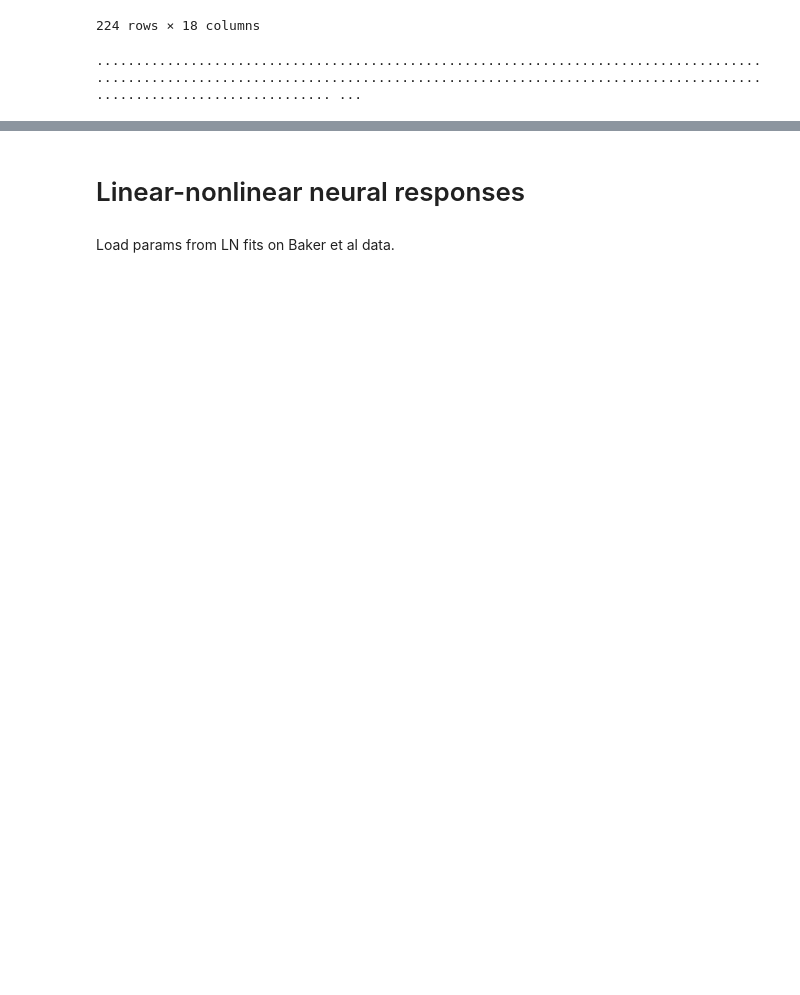
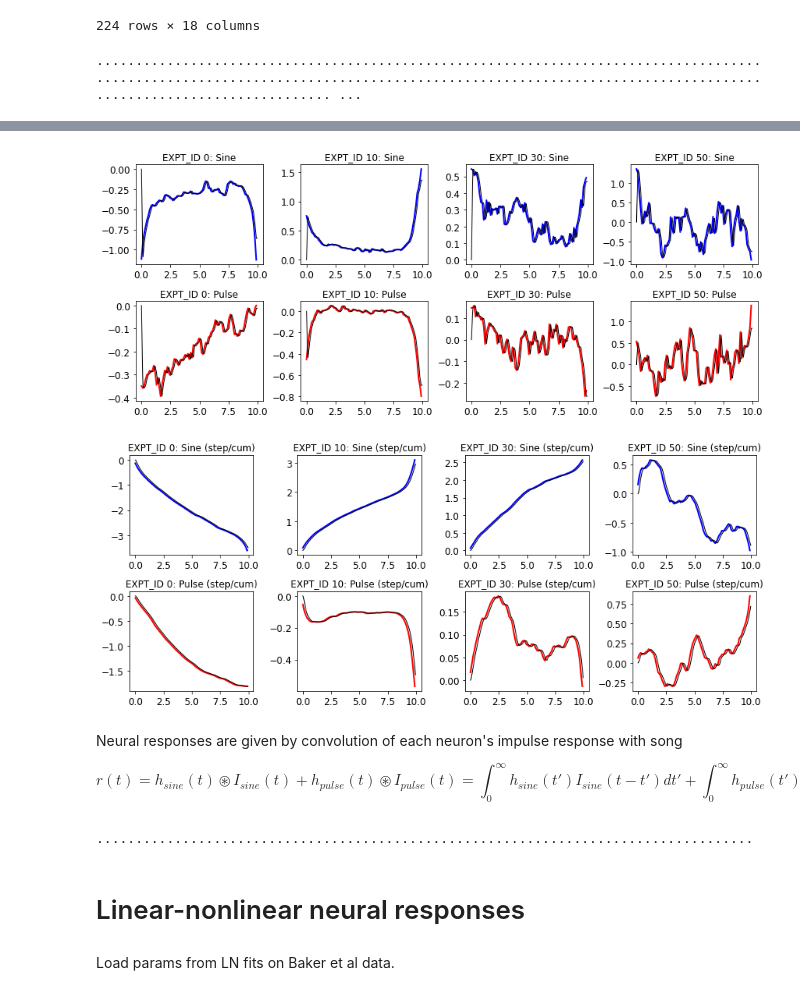
Before and after one commit to rkp8000/inferring-neural-codes, a Jupyter notebook: 4_A1_record_baker.ipynb, the cells around one changed output, grey strips where cells are left out. Drawn from its saved outputs; the diff is of its cells as text; code cells hidden in the pictures; blank space fills up the shorter version.

Commit message:
Update to record surrogate neural activity using lin and LN neurons fit w ridge.

```diff
--- a/4_A1_record_baker.ipynb
+++ b/4_A1_record_baker.ipynb
@@ -301,0 +316,4 @@ for ctr, df_tr in enumerate(dfs_tr):
+# %%
+# neural response fits from Baker data
+df_linr_param = pd.read_csv('data/simple/neur/baker_linr_fit_param.csv')
+df_linr_param
@@ -302,3 +334,63 @@ for ctr, df_tr in enumerate(dfs_tr):
+# %%
+expt_ids = df_linr_param['EXPT_ID']
+
+# extract filters (downsampled)
+hs_dn_s = np.array([df_linr_param[expt_ids == expt_id].iloc[0][H_S_COLS] for expt_id in expt_ids]).astype(float)
+hs_dn_p = np.array([df_linr_param[expt_ids == expt_id].iloc[0][H_P_COLS] for expt_id in expt_ids]).astype(float)
+
+# upsample filters via interpolation
+hs_s = np.array([np.interp(T_H, T_H_DN, cc([[0], h_dn_s])[:-1]) for h_dn_s in hs_dn_s])
+hs_p = np.array([np.interp(T_H, T_H_DN, cc([[0], h_dn_p])[:-1]) for h_dn_p in hs_dn_p])
+
+fig, axs = plt.subplots(2, 4, figsize=(12, 5), tight_layout=True)
+for cexpt, ax_col in zip([0, 10, 30, 50], axs.T):
+    ax_col[0].plot(T_H_DN, hs_dn_s[cexpt], c='b', lw=2)
+    ax_col[0].plot(T_H, hs_s[cexpt], c='k', lw=1)
+    ax_col[0].set_title(f'EXPT_ID {expt_ids[cexpt]}: Sine')
+
+    ax_col[1].plot(T_H_DN, hs_dn_p[cexpt], c='r', lw=2)
+    ax_col[1].plot(T_H, hs_p[cexpt], c='k', lw=1)
+    ax_col[1].set_title(f'EXPT_ID {expt_ids[cexpt]}: Pulse')
+
+set_font_size(axs, 12)
+
+fig, axs = plt.subplots(2, 4, figsize=(12, 5), tight_layout=True)
+for cexpt, ax_col in zip([0, 10, 30, 50], axs.T):
+    ax_col[0].plot(T_H_DN, hs_dn_s[cexpt].cumsum()*DT_DN, c='b', lw=2)
+    ax_col[0].plot(T_H, hs_s[cexpt].cumsum()*DT, c='k', lw=1)
+    ax_col[0].set_title(f'EXPT_ID {expt_ids[cexpt]}: Sine (step/cum)')
+
+    ax_col[1].plot(T_H_DN, hs_dn_p[cexpt].cumsum()*DT_DN, c='r', lw=2)
+    ax_col[1].plot(T_H, hs_p[cexpt].cumsum()*DT, c='k', lw=1)
+    ax_col[1].set_title(f'EXPT_ID {expt_ids[cexpt]}: Pulse (step/cum)')
+
+set_font_size(axs, 12)
+# %% [output]
+[figure, added]
+[figure, added]
+# %% [markdown]
+Neural responses are given by convolution of each neuron's impulse response with song
+
+$$r(t) = h_{sine}(t) \circledast I_{sine}(t) + h_{pulse}(t) \circledast I_{pulse}(t) = \int_0^{\infty} h_{sine}(t') I_{sine}(t-t')dt' + \int_0^{\infty} h_{pulse}(t') I_{pulse}(t-t')dt'$$
+# %%
+# compute surrogate linear neural responses for each trial
+for ctr, df_tr in enumerate(dfs_tr):
+    df_tr_nrl_linr = df_tr.copy()
+    sys.stdout.write('.')
+    # loop over neurons
+    for expt_id, h_s, h_p in zip(expt_ids, hs_s, hs_p):
+        # compute surrogate neural response
+        i_s = np.array(df_tr['S']).astype(float)
+        i_p = np.array(df_tr['P'] | df_tr['F']).astype(float)
+
+        r = DT*(signal.fftconvolve(i_s, h_s, mode='full')[:len(i_s)] \
+            + signal.fftconvolve(i_p, h_p, mode='full')[:len(i_p)])
+
+        df_tr_nrl_lin[f'R_{expt_id}'] = r
+
+    np.save(os.path.join(SAVE_DIR_LINR, f'{PFX_LINR}_tr_{ctr+CTR_OFFSET}.npy'), np.array([{'df': df_tr_nrl_linr}]))
+# %% [output]
+....................................................................................
 # %% [markdown]
 # Linear-nonlinear neural responses
 # %% [markdown]
```
Also changed, not shown: parts of 10 cells of this notebook.
